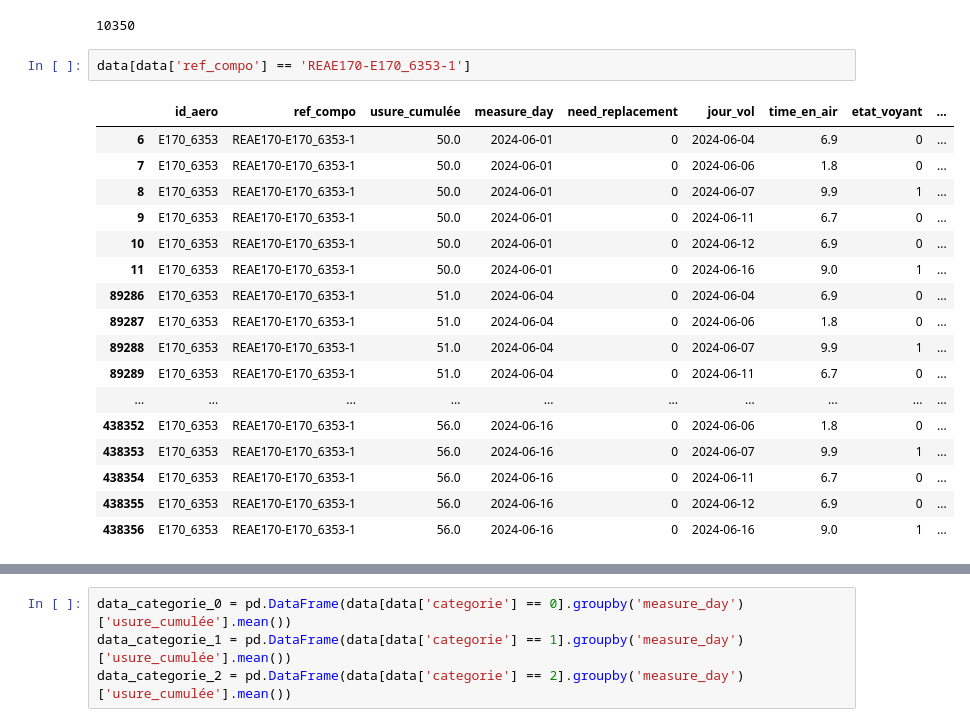
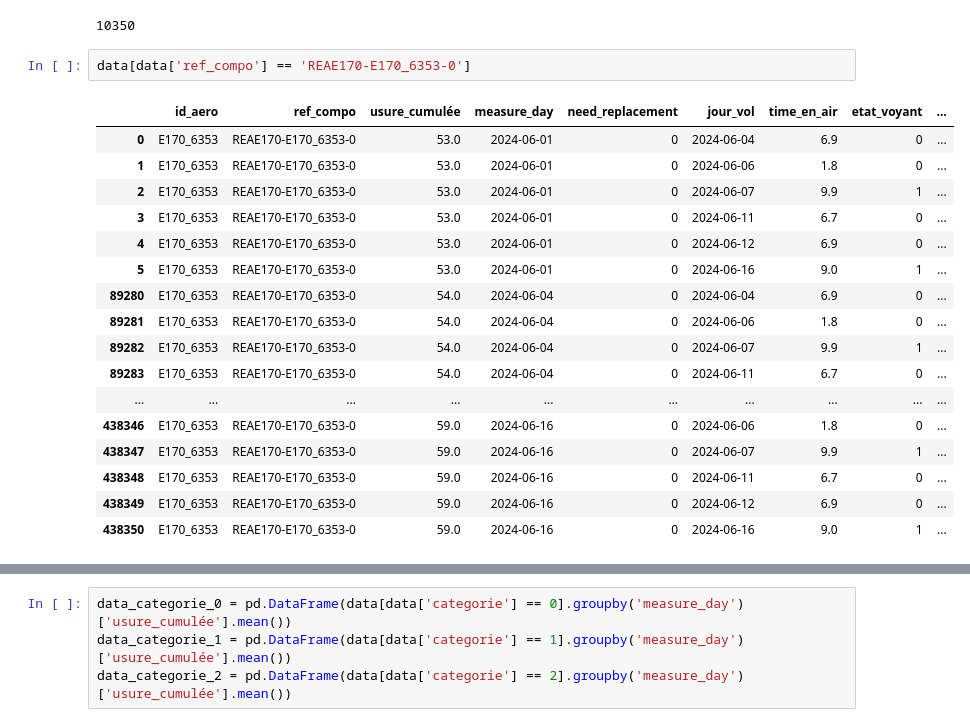
Before and after one commit to Andma45/Top_gun, a Jupyter notebook: Preprocessing/machine_learning_test.ipynb, the cells around one changed output, grey strips where cells are left out. Cells and saved outputs as stored; diff of their text form.

```diff
--- a/Preprocessing/machine_learning_test.ipynb
+++ b/Preprocessing/machine_learning_test.ipynb
@@ -126,22 +126,22 @@ data['ref_compo'].nunique()
 # %% [output]
 10350
 # %%
-data[data['ref_compo'] == 'REAE170-E170_6353-1']
+data[data['ref_compo'] == 'REAE170-E170_6353-0']
 # %% [output]
 |  | id_aero | ref_compo | usure_cumulée | measure_day | need_replacement | jour_vol | time_en_air | etat_voyant | ... |
-| 6 | E170_6353 | REAE170-E170_6353-1 | 50.0 | 2024-06-01 | 0 | 2024-06-04 | 6.9 | 0 | ... |
-| 7 | E170_6353 | REAE170-E170_6353-1 | 50.0 | 2024-06-01 | 0 | 2024-06-06 | 1.8 | 0 | ... |
-| 8 | E170_6353 | REAE170-E170_6353-1 | 50.0 | 2024-06-01 | 0 | 2024-06-07 | 9.9 | 1 | ... |
-| 9 | E170_6353 | REAE170-E170_6353-1 | 50.0 | 2024-06-01 | 0 | 2024-06-11 | 6.7 | 0 | ... |
-| 10 | E170_6353 | REAE170-E170_6353-1 | 50.0 | 2024-06-01 | 0 | 2024-06-12 | 6.9 | 0 | ... |
-| 11 | E170_6353 | REAE170-E170_6353-1 | 50.0 | 2024-06-01 | 0 | 2024-06-16 | 9.0 | 1 | ... |
-| 89286 | E170_6353 | REAE170-E170_6353-1 | 51.0 | 2024-06-04 | 0 | 2024-06-04 | 6.9 | 0 | ... |
-| 89287 | E170_6353 | REAE170-E170_6353-1 | 51.0 | 2024-06-04 | 0 | 2024-06-06 | 1.8 | 0 | ... |
-| 89288 | E170_6353 | REAE170-E170_6353-1 | 51.0 | 2024-06-04 | 0 | 2024-06-07 | 9.9 | 1 | ... |
-| 89289 | E170_6353 | REAE170-E170_6353-1 | 51.0 | 2024-06-04 | 0 | 2024-06-11 | 6.7 | 0 | ... |
+| 0 | E170_6353 | REAE170-E170_6353-0 | 53.0 | 2024-06-01 | 0 | 2024-06-04 | 6.9 | 0 | ... |
+| 1 | E170_6353 | REAE170-E170_6353-0 | 53.0 | 2024-06-01 | 0 | 2024-06-06 | 1.8 | 0 | ... |
+| 2 | E170_6353 | REAE170-E170_6353-0 | 53.0 | 2024-06-01 | 0 | 2024-06-07 | 9.9 | 1 | ... |
+| 3 | E170_6353 | REAE170-E170_6353-0 | 53.0 | 2024-06-01 | 0 | 2024-06-11 | 6.7 | 0 | ... |
+| 4 | E170_6353 | REAE170-E170_6353-0 | 53.0 | 2024-06-01 | 0 | 2024-06-12 | 6.9 | 0 | ... |
+| 5 | E170_6353 | REAE170-E170_6353-0 | 53.0 | 2024-06-01 | 0 | 2024-06-16 | 9.0 | 1 | ... |
+| 89280 | E170_6353 | REAE170-E170_6353-0 | 54.0 | 2024-06-04 | 0 | 2024-06-04 | 6.9 | 0 | ... |
+| 89281 | E170_6353 | REAE170-E170_6353-0 | 54.0 | 2024-06-04 | 0 | 2024-06-06 | 1.8 | 0 | ... |
+| 89282 | E170_6353 | REAE170-E170_6353-0 | 54.0 | 2024-06-04 | 0 | 2024-06-07 | 9.9 | 1 | ... |
+| 89283 | E170_6353 | REAE170-E170_6353-0 | 54.0 | 2024-06-04 | 0 | 2024-06-11 | 6.7 | 0 | ... |
 | ... | ... | ... | ... | ... | ... | ... | ... | ... | ... |
-| 438352 | E170_6353 | REAE170-E170_6353-1 | 56.0 | 2024-06-16 | 0 | 2024-06-06 | 1.8 | 0 | ... |
-| 438353 | E170_6353 | REAE170-E170_6353-1 | 56.0 | 2024-06-16 | 0 | 2024-06-07 | 9.9 | 1 | ... |
-| 438354 | E170_6353 | REAE170-E170_6353-1 | 56.0 | 2024-06-16 | 0 | 2024-06-11 | 6.7 | 0 | ... |
-| 438355 | E170_6353 | REAE170-E170_6353-1 | 56.0 | 2024-06-16 | 0 | 2024-06-12 | 6.9 | 0 | ... |
-| 438356 | E170_6353 | REAE170-E170_6353-1 | 56.0 | 2024-06-16 | 0 | 2024-06-16 | 9.0 | 1 | ... |
+| 438346 | E170_6353 | REAE170-E170_6353-0 | 59.0 | 2024-06-16 | 0 | 2024-06-06 | 1.8 | 0 | ... |
+| 438347 | E170_6353 | REAE170-E170_6353-0 | 59.0 | 2024-06-16 | 0 | 2024-06-07 | 9.9 | 1 | ... |
+| 438348 | E170_6353 | REAE170-E170_6353-0 | 59.0 | 2024-06-16 | 0 | 2024-06-11 | 6.7 | 0 | ... |
+| 438349 | E170_6353 | REAE170-E170_6353-0 | 59.0 | 2024-06-16 | 0 | 2024-06-12 | 6.9 | 0 | ... |
+| 438350 | E170_6353 | REAE170-E170_6353-0 | 59.0 | 2024-06-16 | 0 | 2024-06-16 | 9.0 | 1 | ... |
```
Also changed, not shown: parts of 11 cells of this notebook.
